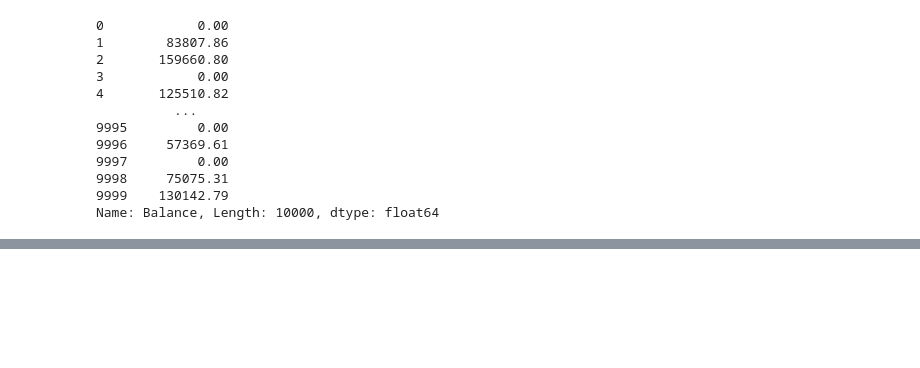
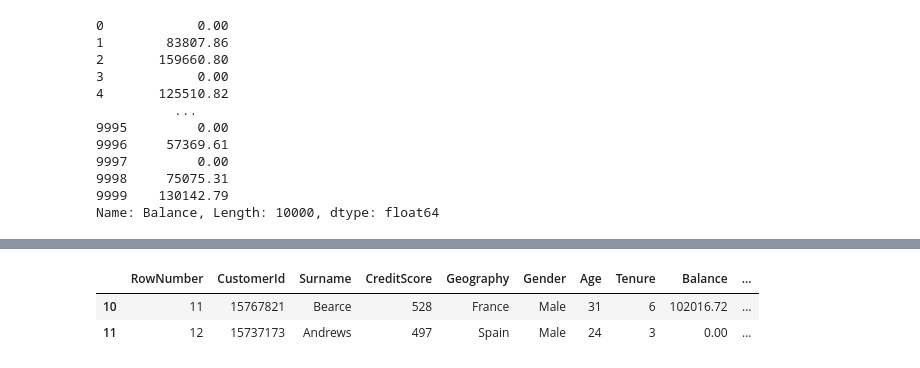
Before and after one commit to omonuj/Python-for-data-science, a Jupyter notebook: Pandas.ipynb, the cells around one changed output, grey strips where cells are left out. Drawn from its saved outputs; the diff is of its cells as text; code cells hidden in the pictures; blank space fills up the shorter version.

```diff
--- a/Pandas.ipynb
+++ b/Pandas.ipynb
@@ -159,3 +159,6 @@ df.Balance
 9998     75075.31
 9999    130142.79
 Name: Balance, Length: 10000, dtype: float64
+# %%
+df['New Balance'] = df['Balance'] + 1000
+df.head(5)
@@ -161,0 +172,3 @@ Name: Balance, Length: 10000, dtype: float64
+# %%
+df['Random Column'] = 'Good Day'
+df.head(5)
@@ -161,0 +182,8 @@ Name: Balance, Length: 10000, dtype: float64
+# %%
+# How to access your rows
+
+df[10:12]
+# %% [output]
+|  | RowNumber | CustomerId | Surname | CreditScore | Geography | Gender | Age | Tenure | Balance | ... |
+| 10 | 11 | 15767821 | Bearce | 528 | France | Male | 31 | 6 | 102016.72 | ... |
+| 11 | 12 | 15737173 | Andrews | 497 | Spain | Male | 24 | 3 | 0.00 | ... |
```
Also changed, not shown: parts of 3 cells of this notebook.
